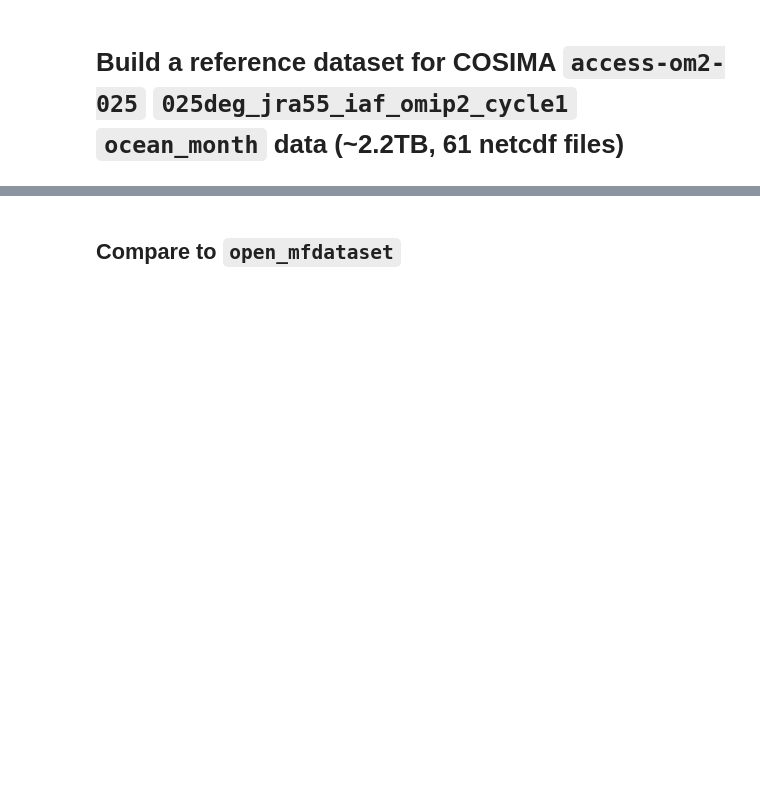
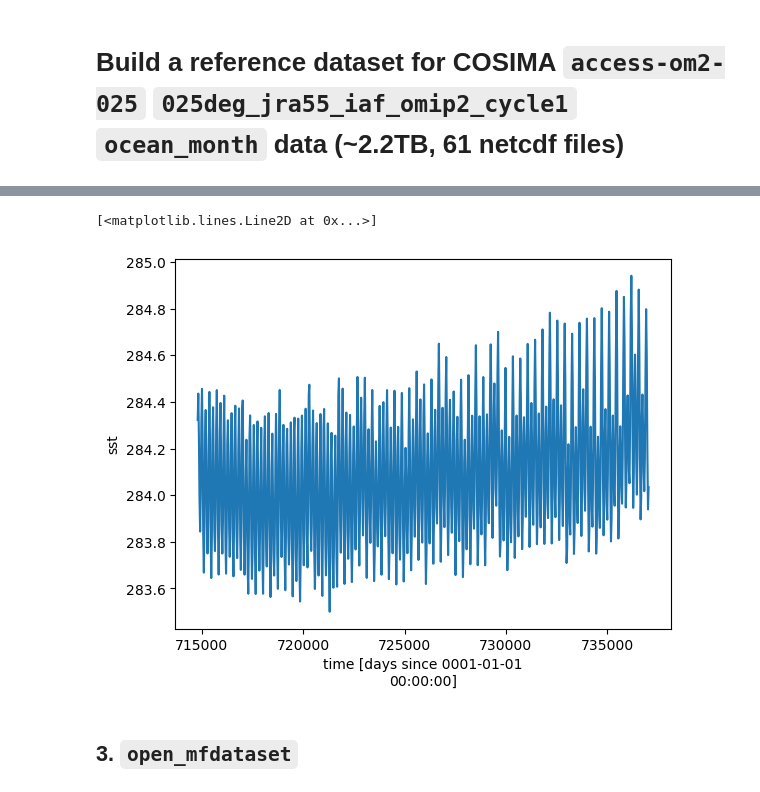
Before and after one commit to ACCESS-NRI/dev_data_querying, a Jupyter notebook: cosima_intake/cosima_kerchunk.ipynb, the cells around one changed output, grey strips where cells are left out. Drawn from its saved outputs; the diff is of its cells as text; code cells hidden in the pictures; blank space fills up the shorter version.

```diff
--- a/cosima_intake/cosima_kerchunk.ipynb
+++ b/cosima_intake/cosima_kerchunk.ipynb
@@ -114,0 +213,14 @@ Wall time: 47.7 s
+# %%
+%%time
+
+m = fsspec.implementations.reference.DFReferenceFileSystem(
+    "kerchunk_dataset.parq", lazy=True
+).get_mapper()
+
+ds = xr.open_dataset(
+    m,
+    engine="zarr",
+    backend_kwargs={"consolidated": False},
+    decode_times=False,
+    chunks="auto"
+)
@@ -114,0 +230,5 @@ Wall time: 47.7 s
+# %%
+%%time
+
+# This compute comprises 71 dask tasks and uses 300-500 MB of (unmanaged) memory per worker
+global_mean = ds["sst"].mean(["xt_ocean", "yt_ocean"]).compute()
@@ -115,5 +238,10 @@ Wall time: 47.7 s
+# %%
+global_mean.plot()
+# %% [output]
+[<matplotlib.lines.Line2D at 0x...>]
+[figure, added]
 # %% [markdown]
-## Compare to `open_mfdataset`
+## 3. `open_mfdataset`
 # %%
 %%time
 
```
Also changed, not shown: parts of 33 cells of this notebook, 2 other files.
